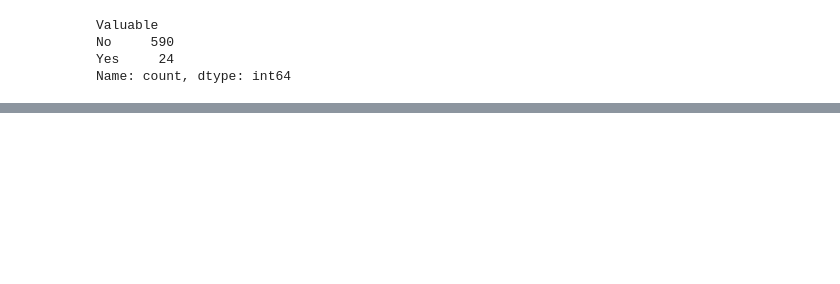
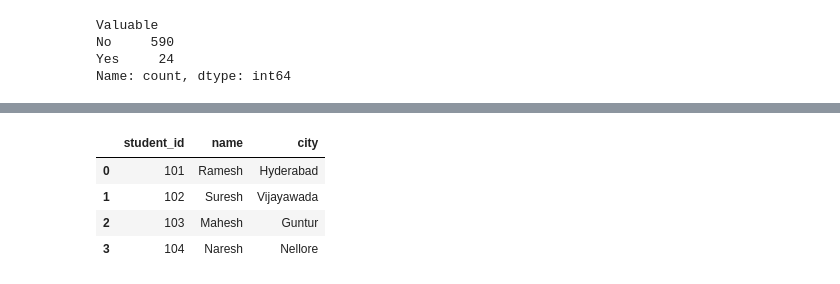
Before and after one commit to Navaneeth-Rampally/Pandas, a Jupyter notebook: data_transformation.ipynb, the cells around one changed output, grey strips where cells are left out. Saved outputs shown, nothing was run; the diff lists cells and outputs as text; code cells hidden in the pictures; blank space fills up the shorter version.

```diff
--- a/data_transformation.ipynb
+++ b/data_transformation.ipynb
@@ -97,0 +155,8 @@ Name: count, dtype: int64
+# %%
+students.head()
+# %% [output]
+|  | student_id | name | city |
+| 0 | 101 | Ramesh | Hyderabad |
+| 1 | 102 | Suresh | Vijayawada |
+| 2 | 103 | Mahesh | Guntur |
+| 3 | 104 | Naresh | Nellore |
```
Also changed, not shown: parts of 11 cells of this notebook, 1 other file.
